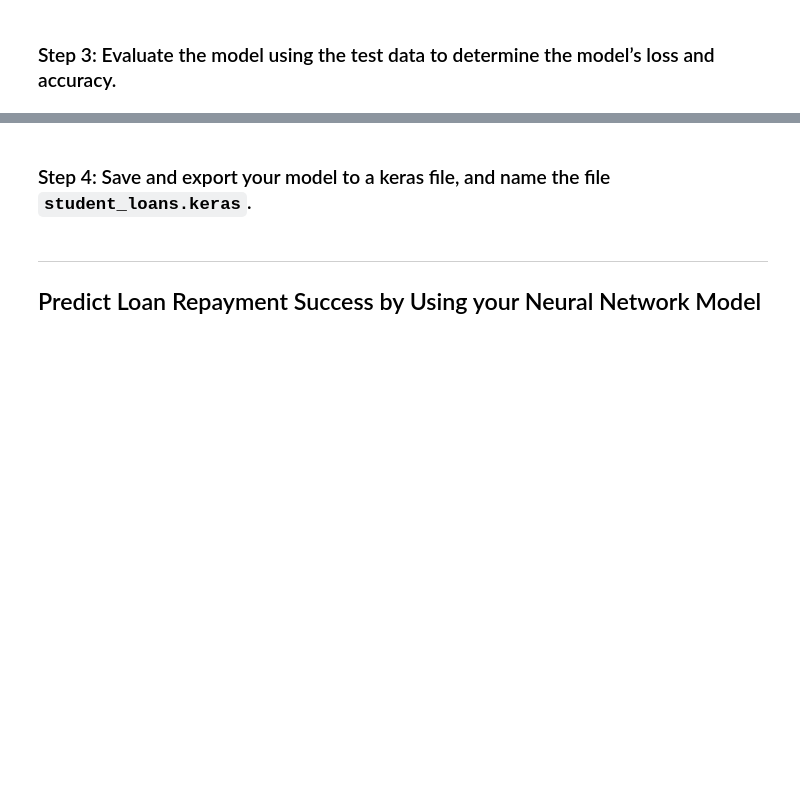
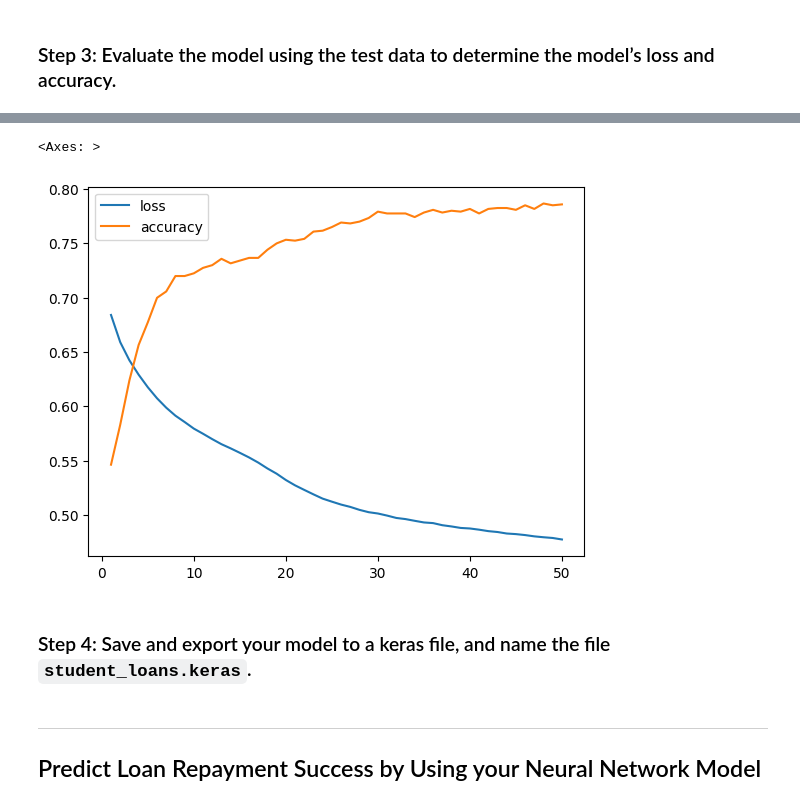
Before and after one commit to housker-columbia/neural-network-challenge-1, a Jupyter notebook: student_loans_with_deep_learning.ipynb, the cells around one changed output, grey strips where cells are left out. Drawn from its saved outputs; the diff is of its cells as text; code cells hidden in the pictures; blank space fills up the shorter version.

```diff
--- a/student_loans_with_deep_learning.ipynb
+++ b/student_loans_with_deep_learning.ipynb
@@ -120,9 +122,19 @@ X_test_scaled = scaler.transform(X_test)
 11
 # %%
 # Define the number of hidden nodes for the first hidden layer
+hidden_nodes1 = 10
 
+# Review the number hidden nodes in the first layer
+display(hidden_nodes1)
 
 # Define the number of hidden nodes for the second hidden layer
+hidden_nodes2 = 5
 
+# Review the number hidden nodes in the second layer
+display(hidden_nodes2)
 
 # Define the number of neurons in the output layer
+output_nodes = 1
+
+# Review the number of output neurons
+display(output_nodes)
@@ -129,13 +145,14 @@ X_test_scaled = scaler.transform(X_test)
 # %%
 # Create the Sequential model instance
-
+nn_model = tf.keras.models.Sequential()
 
 # Add the first hidden layer
-
+nn_model.add(tf.keras.layers.Dense(units=hidden_nodes1, activation="relu", input_dim=input_nodes))
 
 # Add the second hidden layer
-
+nn_model.add(tf.keras.layers.Dense(units=hidden_nodes2, activation="relu"))
 
 # Add the output layer to the model specifying the number of output neurons and activation function
+nn_model.add(tf.keras.layers.Dense(units=output_nodes, activation="sigmoid"))
 # %%
 # Display the Sequential model summary
@@ -159,7 +177,9 @@ _________________________________________________________________
 ### Step 2: Compile and fit the model using the `binary_crossentropy` loss function, the `adam` optimizer, and the `accuracy` evaluation metric.
 # %%
 # Compile the Sequential model
+nn_model.compile(loss="binary_crossentropy", optimizer="adam", metrics=["accuracy"])
 # %%
 # Fit the model using 50 epochs and the training data
+fit_model = nn_model.fit(X_train_scaled, y_train, epochs=50)
 # %% [output]
 Epoch 1/50
@@ -192,3 +213,15 @@ Loss: 0.5049149394035339, Accuracy: 0.7350000143051147
+# %%
+# Plot
+history_df = pd.DataFrame(fit_model.history)
+
+# Increase the index by 1 to match the number of epochs
+history_df.index += 1
+
+# Plot loss and accuracy
+history_df.plot(y=["loss", "accuracy"])
+# %% [output]
+<Axes: >
+[figure, added]
 # %% [markdown]
 ### Step 4: Save and export your model to a keras file, and name the file `student_loans.keras`.
 # %%
```
Also changed, not shown: parts of 6 cells of this notebook.
